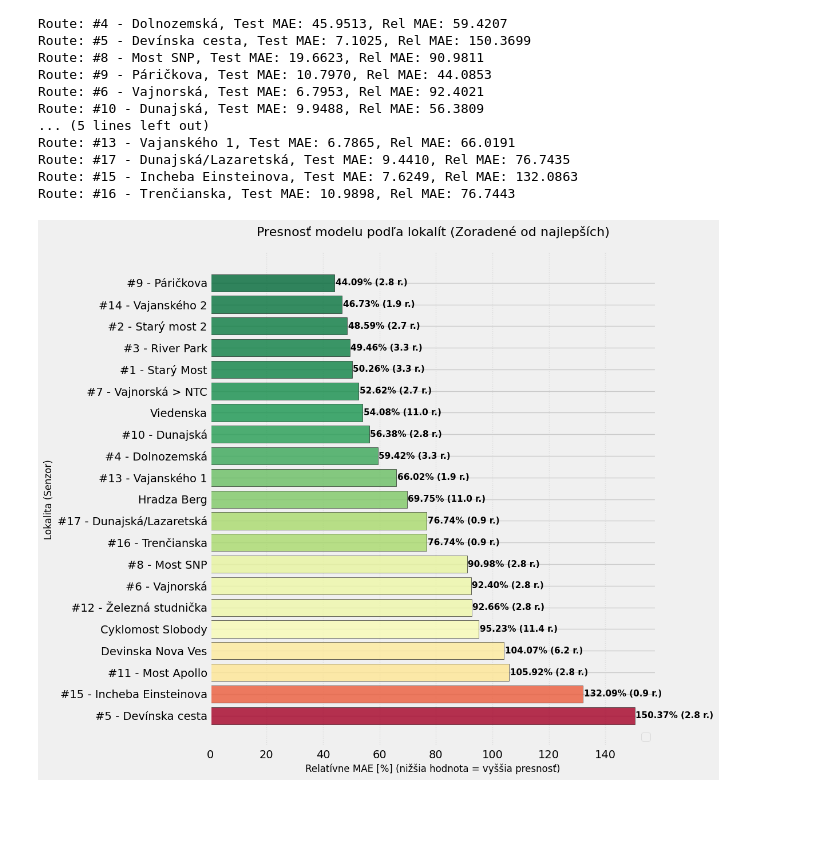
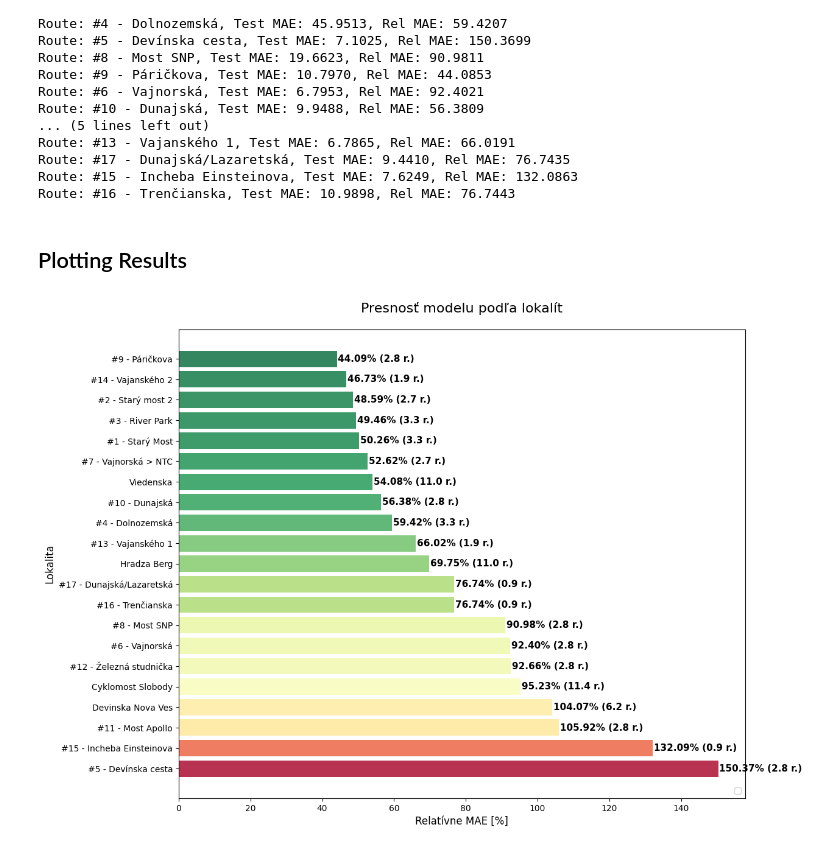
Before and after one commit to sugy-w/PRIDAV-JPD, a Jupyter notebook: TemporalRoutePatterns/XGBoost_all_routes.ipynb, the cells around one changed output. Saved outputs shown, nothing was run; the diff lists cells and outputs as text; code cells hidden in the pictures; blank space fills up the shorter version.

Commit message:
updates: - vytazenost.tex updated - label added to pocasie.tex - minor changes in plots in EDA - feature importance analysis expanded

```diff
--- a/TemporalRoutePatterns/XGBoost_all_routes.ipynb
+++ b/TemporalRoutePatterns/XGBoost_all_routes.ipynb
@@ -231,6 +195,8 @@ Route: Hradza Berg, Best MAE: 6.9487, n_estimators: 500, learning_rate: 0.01, RE
 Route: Viedenska, Best MAE: 12.1261, n_estimators: 500, learning_rate: 0.01, RELATIVE MAE: 49.61341589178154
 # %% [markdown]
 ### Feature importance
+# %%
+plt.style.use('default')
 # %%
 feature_scores = {}
 
@@ -263,3 +229,20 @@ plt.tight_layout()
 plt.show()
 # %% [output]
 [figure]
+# %%
+importance_matrix = []
+
+for _, row in best_results_per_route.iterrows():
+    model = row['model']
+    route = row['route']
+
+    importance = model.get_booster().get_score(importance_type='gain')
+
+    for feature, gain in importance.items():
+        importance_matrix.append({
+            'route': route,
+            'feature': feature,
+            'gain': gain
+        })
+
+importance_df = pd.DataFrame(importance_matrix)
@@ -343,44 +350,46 @@ test_results_df = pd.DataFrame(test_results)
 test_results_df.to_csv("XGBoost_val_results")
 results_df.to_csv("XGBoost_test_results")
+# %% [markdown]
+## Plotting Results
 # %%
+
 plot_data = []
 for route, results in test_results.items():
 
     route_dates = data_with_features[data_with_features["name"] == route].index
     years_diff = (route_dates.max() - route_dates.min()).days / 365.25
 
     plot_data.append({
         'route': route,
         'rel_mae': results['rel_mae'],
         'years': round(years_diff, 1)
     })
 
 df_plot = pd.DataFrame(plot_data)
 df_plot = df_plot.sort_values(by='rel_mae', ascending=False)
 
 
 plt.figure(figsize=(12, 10))
 
 norm = plt.Normalize(df_plot['rel_mae'].min(), df_plot['rel_mae'].max())
 colors = plt.cm.RdYlGn_r(norm(df_plot['rel_mae']))
 
-bars = plt.barh(df_plot['route'], df_plot['rel_mae'], color=colors, edgecolor='black', alpha=0.8)
+bars = plt.barh(df_plot['route'], df_plot['rel_mae'], color=colors, alpha=0.8)
 
 for i, bar in enumerate(bars):
     width = bar.get_width()
     years = df_plot.iloc[i]['years']
     plt.text(width + 0.3, bar.get_y() + bar.get_height()/2,
              f'{width:.2f}% ({years} r.)',
              va='center', fontsize=11, fontweight='bold')
 
 
-plt.title('Presnosť modelu podľa lokalít (Zoradené od najlepších)', fontsize=16, pad=20)
-plt.xlabel('Relatívne MAE [%] (nižšia hodnota = vyššia presnosť)', fontsize=12)
-plt.ylabel('Lokalita (Senzor)', fontsize=12)
+plt.title('Presnosť modelu podľa lokalít', fontsize=16, pad=20)
+plt.xlabel('Relatívne MAE [%]', fontsize=12)
+plt.ylabel('Lokalita', fontsize=12)
 plt.legend(loc='lower right')
-plt.grid(axis='x', linestyle=':', alpha=0.5)
-plt.tight_layout()
-
+#plt.grid(axis='x', linestyle=':', alpha=0.5)
+#plt.tight_layout()
 plt.show()
 # %% [output]
-[figure, old version]
+[figure, new version]
```
Also changed, not shown: parts of 16 cells of this notebook, 5 other files.
